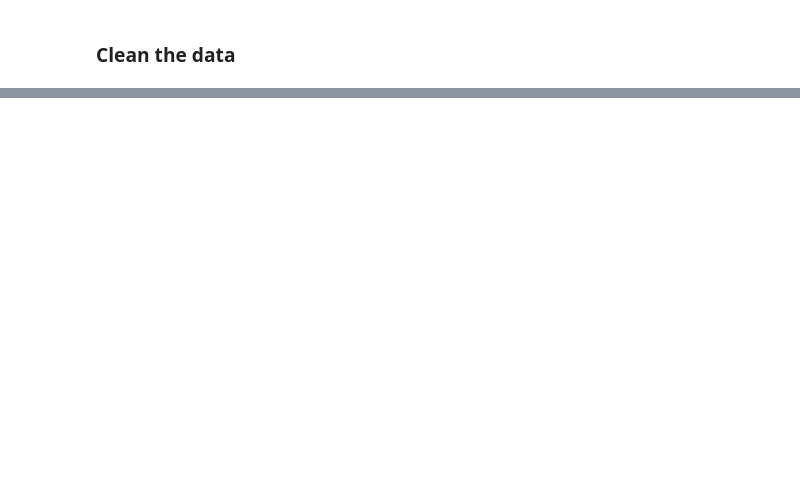
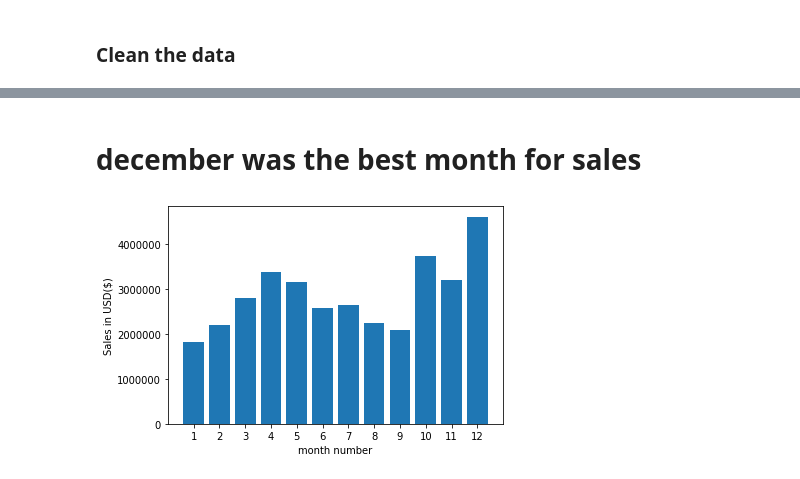
Before and after one commit to SandeepTukkunor/Machine_Lerarning_projects, a Jupyter notebook: Sales Analysis with pandas/Sales_analysis.ipynb, the cells around one changed output, grey strips where cells are left out. Saved outputs shown, nothing was run; the diff lists cells and outputs as text; code cells hidden in the pictures; blank space fills up the shorter version.

```diff
--- a/Sales Analysis with pandas/Sales_analysis.ipynb
+++ b/Sales Analysis with pandas/Sales_analysis.ipynb
@@ -80,4 +80,8 @@ all_data.head()
 # %%
 # find or and delete it
 all_data = all_data[all_data["Order Date"].str[0:2] != "Or"]
+# %%
+# convert the columns to correct type
+all_data["Quantity Ordered"] = pd.to_numeric(all_data["Quantity Ordered"])   #make int
+all_data["Price Each"] = pd.to_numeric(all_data["Price Each"])   # make float
 # %% [markdown]
@@ -97,0 +104,12 @@ all_data.head()
+# %%
+def get_city(address):
+    return address.split(",")[1]
+
+def get_state(address):
+    return address.split(",")[2].split(" ")[1]
+
+
+
+all_data["City"] = all_data["Purchase Address"].apply(lambda x: f"{get_city(x)} ({get_state(x)})")
+
+all_data.head()
@@ -99,0 +125,2 @@ all_data.head()
+# %%
+all_data["Sales"] =  all_data["Quantity Ordered"] * all_data["Price Each"]
@@ -99,0 +136,4 @@ all_data.head()
+# %%
+results = all_data.groupby("Month").sum()
+# %% [markdown]
+# december was the best month for sales
@@ -99,0 +142,9 @@ all_data.head()
+# %%
+months = range(1,13)
+plt.bar(months, results["Sales"], )
+plt.xticks(months)
+plt.ylabel("Sales in USD($)")
+plt.xlabel("month number")
+plt.show()
+# %% [output]
+[figure, added]
```
Also changed, not shown: parts of 11 cells of this notebook.
